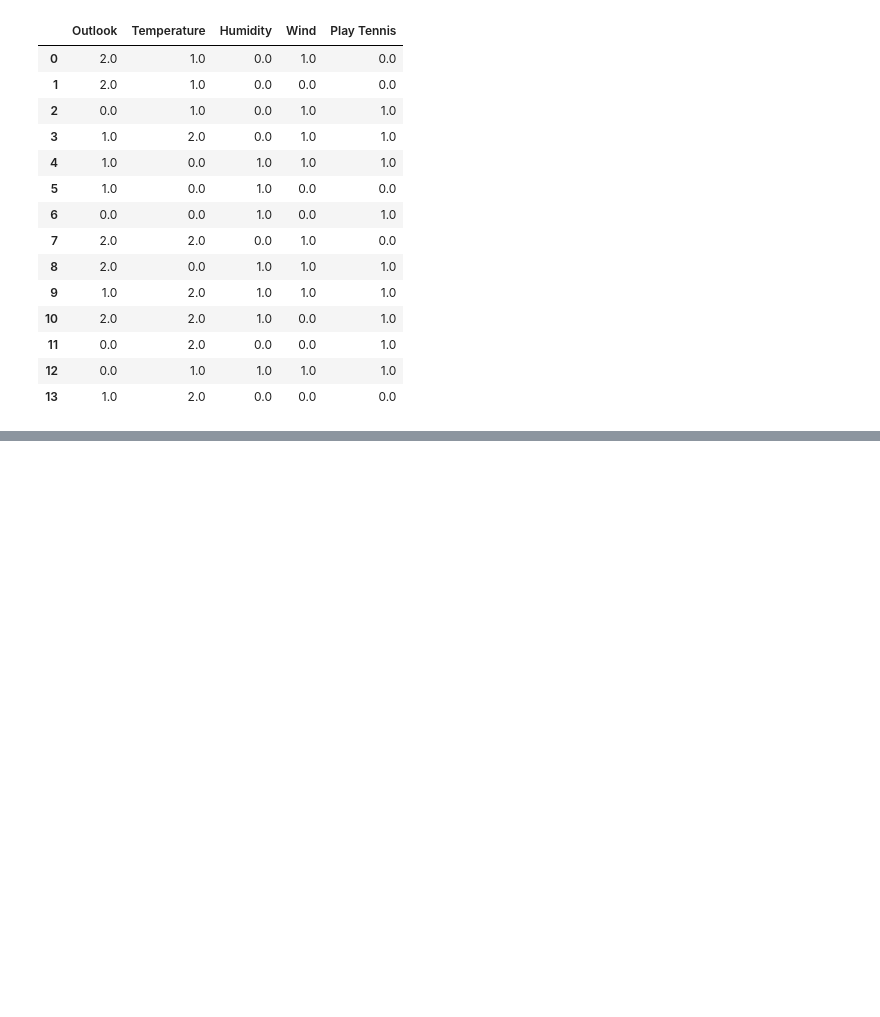
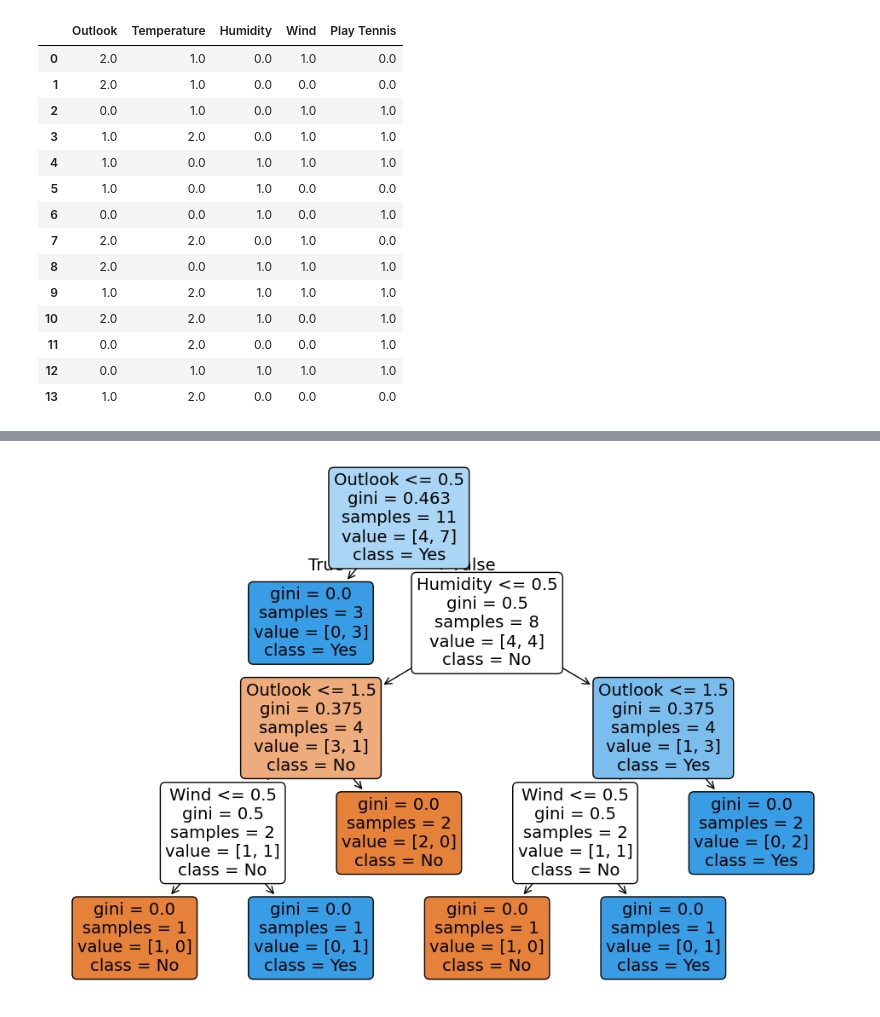
Before and after one commit to Elfishy5/DEBI-ONL4_AIS2_S2, a Jupyter notebook: Machine_Learning/session_7/code/D_T_test.ipynb, the cells around one changed output, grey strips where cells are left out. Cells and saved outputs as stored; diff of their text form; code cells hidden in the pictures; blank space fills up the shorter version.

```diff
--- a/Machine_Learning/session_7/code/D_T_test.ipynb
+++ b/Machine_Learning/session_7/code/D_T_test.ipynb
@@ -21,16 +21,16 @@ outlook_encoder = OrdinalEncoder()
 data['Outlook'] = outlook_encoder.fit_transform(data[['Outlook']])
 
 temp_encoder = OrdinalEncoder()
-data['Temperature'] = outlook_encoder.fit_transform(data[['Temperature']])
+data['Temperature'] = temp_encoder.fit_transform(data[['Temperature']])
 
 him_encoder = OrdinalEncoder()
-data['Humidity'] = outlook_encoder.fit_transform(data[['Humidity']])
+data['Humidity'] = him_encoder.fit_transform(data[['Humidity']])
 
 windy_encoder = OrdinalEncoder()
-data['Wind'] = outlook_encoder.fit_transform(data[['Wind']])
+data['Wind'] = windy_encoder.fit_transform(data[['Wind']])
 
 p_tennis_encoder = OrdinalEncoder()
-data['Play Tennis'] = outlook_encoder.fit_transform(data[['Play Tennis']])
+data['Play Tennis'] = p_tennis_encoder.fit_transform(data[['Play Tennis']])
 # %%
 data
 # %% [output]
@@ -49,3 +49,12 @@ data
 | 11 | 0.0 | 2.0 | 0.0 | 0.0 | 1.0 |
 | 12 | 0.0 | 1.0 | 1.0 | 1.0 | 1.0 |
 | 13 | 1.0 | 2.0 | 0.0 | 0.0 | 0.0 |
+# %%
+x = data.drop(['Play Tennis'], axis= 1)
+y = data['Play Tennis']
+# %%
+x_train , x_test , y_train , y_test = train_test_split(x,y, test_size=0.2,random_state=42)
+# %%
+clf = DecisionTreeClassifier(criterion= 'gini')
+clf.fit(x_train,y_train)
+y_pred = clf.predict(x_test)
@@ -51,0 +100,7 @@ data
+# %%
+from sklearn import tree
+plt.figure(figsize=(12,8))
+tree.plot_tree(clf,filled=True,feature_names=x.columns,class_names=p_tennis_encoder.categories_[0],rounded=True)
+plt.show()
+# %% [output]
+[figure, added]
```
Also changed, not shown: parts of 3 cells of this notebook.
